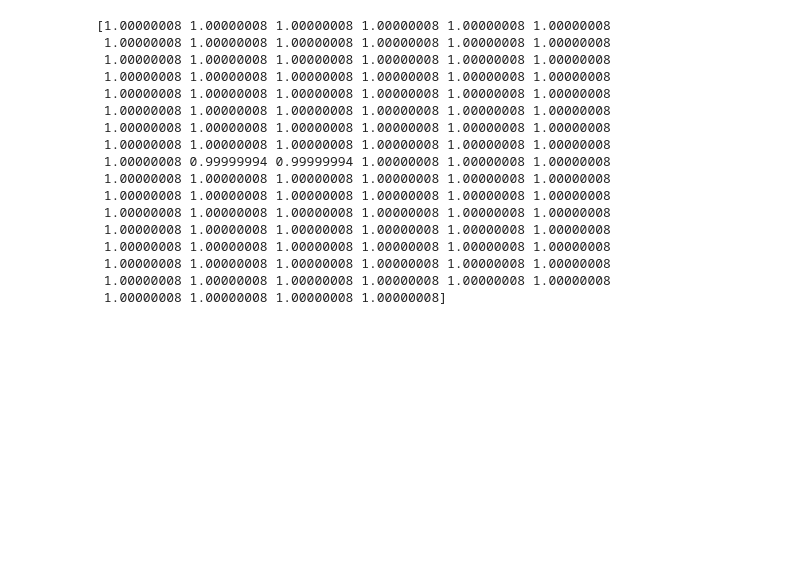
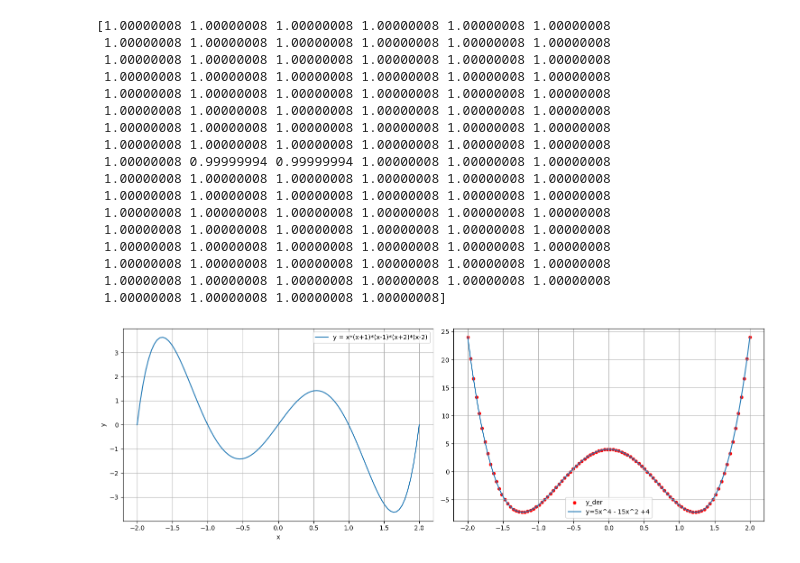
Before and after one commit to OmyyFlow/Calculus, a Jupyter notebook: Derivadas.ipynb, the cells around one changed output. Cells and saved outputs as stored; diff of their text form; code cells hidden in the pictures; blank space fills up the shorter version.

```diff
--- a/Derivadas.ipynb
+++ b/Derivadas.ipynb
@@ -112,3 +112,31 @@ print(y3_der)
  1.00000008 1.00000008 1.00000008 1.00000008 1.00000008 1.00000008
  1.00000008 1.00000008 1.00000008 1.00000008 1.00000008 1.00000008
  1.00000008 1.00000008 1.00000008 1.00000008]
+# %%
+x = np.linspace(-2,2,100)
+y4 = x*(x+1)*(x-1)*(x+2)*(x-2)
+y4_der = derivada(lambda x: x*(x+1)*(x-1)*(x+2)*(x-2),x,ϵ)
+
+plt.figure(figsize=(15,5))
+plt.subplot(1,2,1)
+plt.plot(x,y4,label='y = x*(x+1)*(x-1)*(x+2)*(x-2)')
+plt.legend()
+plt.grid(True)
+plt.xlabel('x')
+plt.ylabel('y')
+#xlim = plt.gca().get_xlim()
+#ylim = plt.gca().get_ylim()
+
+plt.subplot(1,2,2)
+sns.scatterplot(x=x,y=y4_der,color='red', label = 'y_der')
+plt.plot(x, (5*x**4 - 15*x**2 +4),label='y=5x^4 - 15x^2 +4')
+#plt.xlim(xlim)
+#plt.ylim(ylim)
+
+plt.legend()
+plt.grid(True)
+
+plt.tight_layout()
+plt.show()
+# %% [output]
+[figure, added]
```
